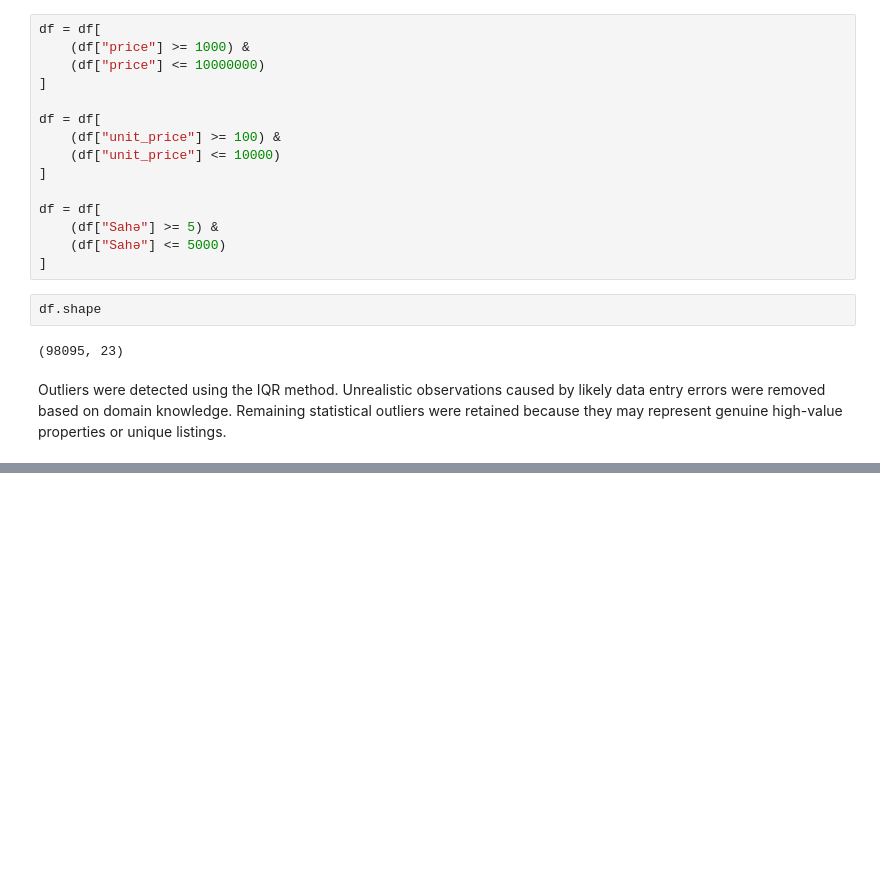
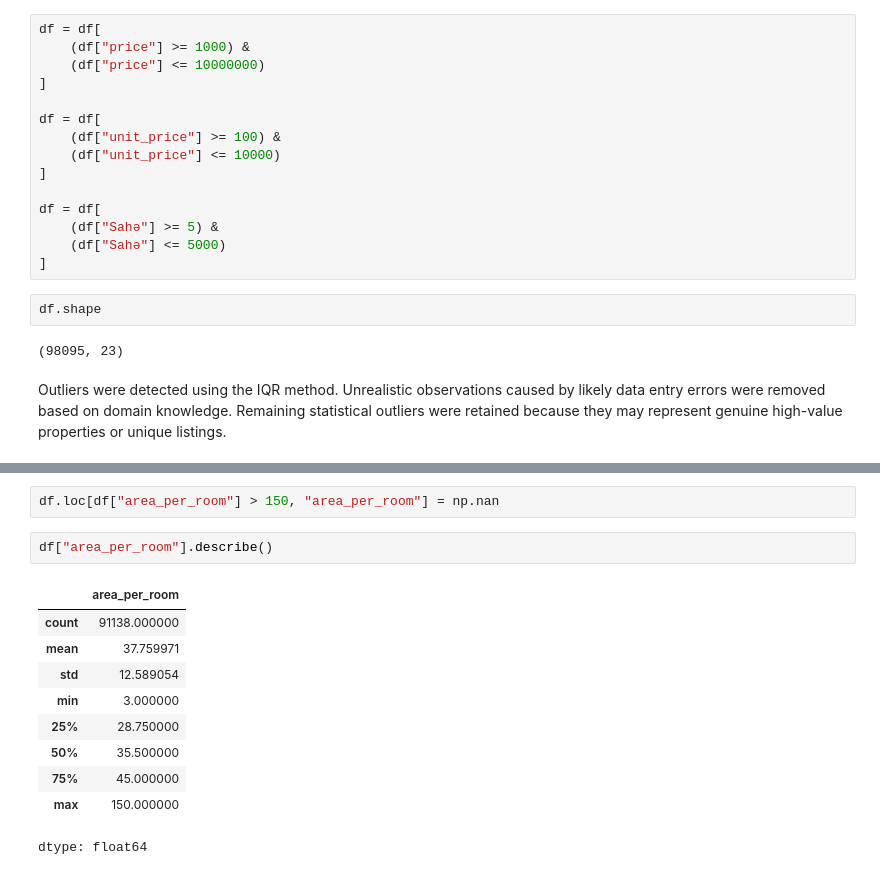
Before and after one commit to AteshUmud999/binaaz-eda-project, a Jupyter notebook: BinaAZ_Real_Estate_EDA_Project.ipynb, the cells around one changed output, grey strips where cells are left out. Cells and saved outputs as stored; diff of their text form; blank space fills up the shorter version.

```diff
--- a/BinaAZ_Real_Estate_EDA_Project.ipynb
+++ b/BinaAZ_Real_Estate_EDA_Project.ipynb
@@ -1343,0 +1433,15 @@ Outliers were detected using the IQR method. Unrealistic observations caused by
+# %%
+df.loc[df["area_per_room"] > 150, "area_per_room"] = np.nan
+# %%
+df["area_per_room"].describe()
+# %% [output]
+|  | area_per_room |
+| count | 91138.000000 |
+| mean | 37.759971 |
+| std | 12.589054 |
+| min | 3.000000 |
+| 25% | 28.750000 |
+| 50% | 35.500000 |
+| 75% | 45.000000 |
+| max | 150.000000 |
+dtype: float64
```
Also changed, not shown: parts of 12 cells of this notebook.
